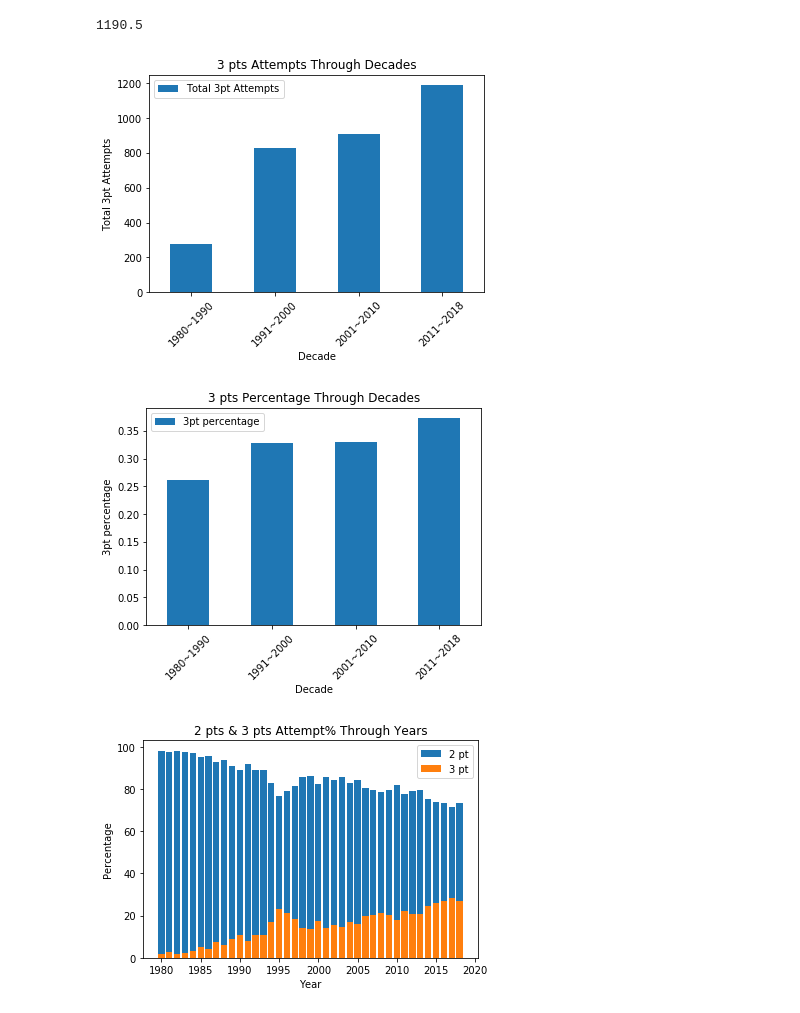
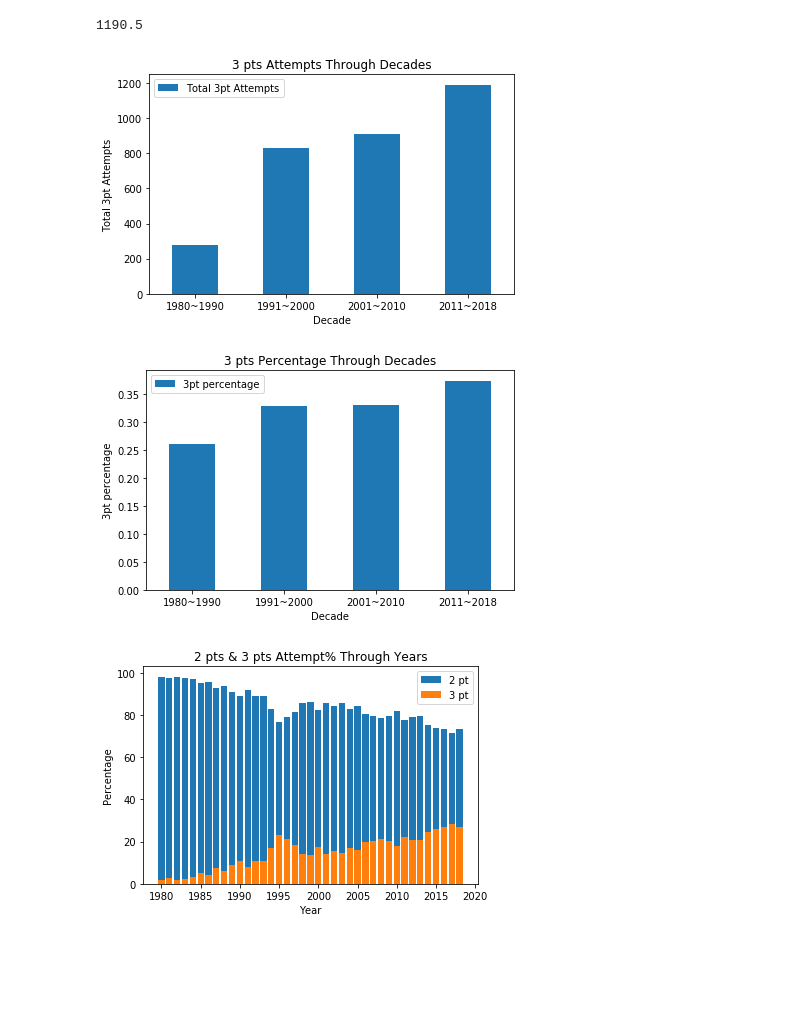
Before and after one commit to stevenluk/NBA-2pt-vs-3pt, a Jupyter notebook: MVP/Notebooks/NBA 2pt vs 3pt.ipynb, the cells around one changed output. Cells and saved outputs as stored; diff of their text form; code cells hidden in the pictures; blank space fills up the shorter version.

```diff
--- a/MVP/Notebooks/NBA 2pt vs 3pt.ipynb
+++ b/MVP/Notebooks/NBA 2pt vs 3pt.ipynb
@@ -302,23 +302,24 @@ ten_attempt_mean
 # %%
 #3pt attempt dataframe
 three_attempt_decade_mean=[eighty_attempt_mean,ninety_attempt_mean,thousand_attempt_mean,ten_attempt_mean]
 three_attempt_decade_mean
 
 decade=["1980~1990","1991~2000","2001~2010","2011~2018"]
 
 decade_data_attempt=pd.DataFrame({"Year":decade,"three attempt mean":three_attempt_decade_mean,})
 decade_data_attempt_new=decade_data_attempt.set_index('Year')
 
 decade_data_attempt_new.plot(kind='bar')
 plt.xlabel("Decade")
 plt.ylabel("Total 3pt Attempts")
 plt.legend(["Total 3pt Attempts"])
-plt.xticks(rotation=45)
+plt.xticks(rotation=0)
 plt.title("3 pts Attempts Through Decades")
 plt.savefig("3 pts Attempts Through Decades")
+plt.tight_layout()
 plt.show()
 # %% [output]
-[figure, old version]
+[figure, new version]
 # %%
 #winner 3pt percentage by decades
 eighty_winner=winner_filter.loc[(winner_filter["Year"]>=1980) & (winner_filter["Year"]<=1990)]
@@ -361,12 +362,13 @@ decade_percentage_data_new.plot(kind='bar')
 plt.xlabel("Decade")
 plt.ylabel("3pt percentage")
 plt.legend(["3pt percentage"])
-plt.xticks(rotation=45)
+plt.xticks(rotation=0)
 plt.title("3 pts Percentage Through Decades")
 plt.savefig("3 pts Percentage Through Decades")
+plt.tight_layout()
 plt.show()
 # %% [output]
-[figure, old version]
+[figure, new version]
 # %%
 #3 pts attempt% through years
 two_sum=winner_filter.groupby('Year')["FGA"].sum()
```
Also changed, not shown: parts of 1 cell of this notebook, 3 other files.
